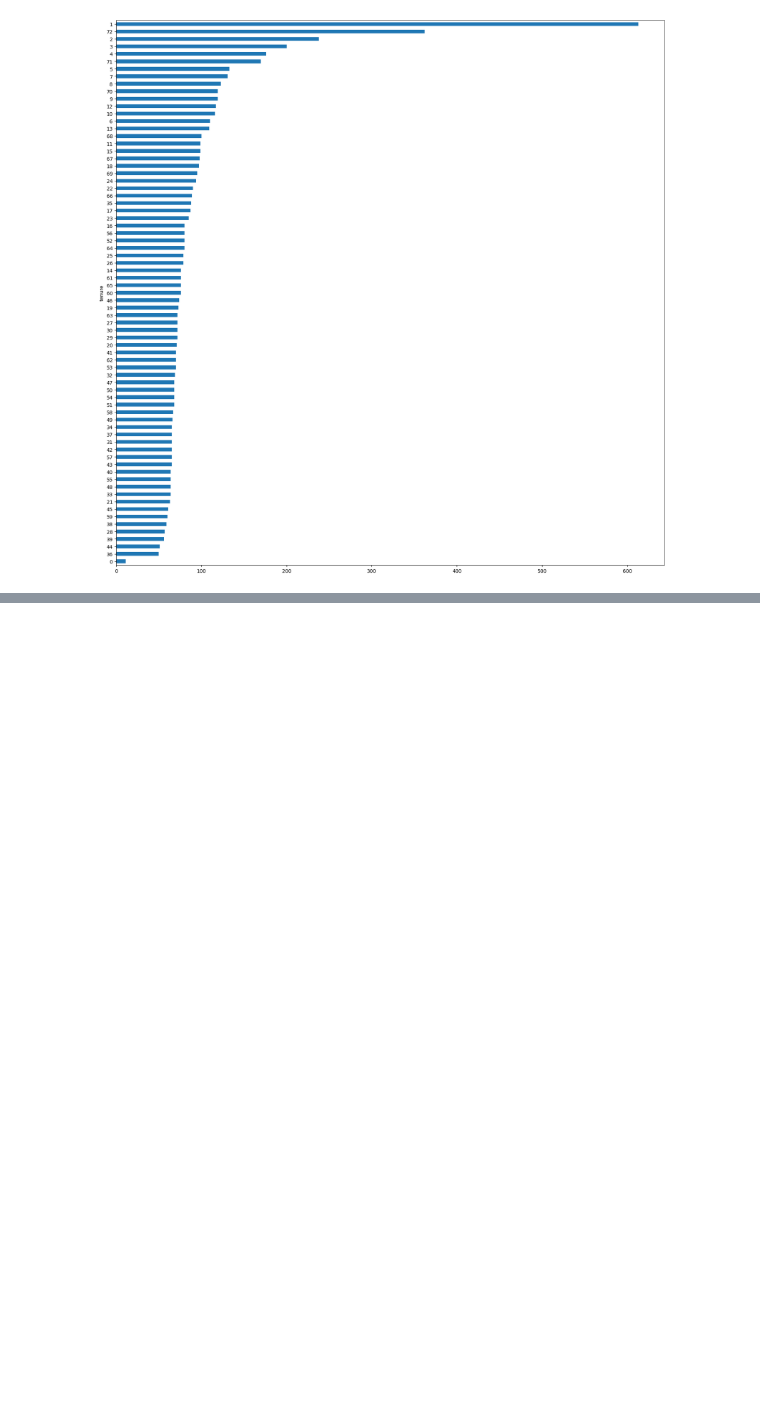
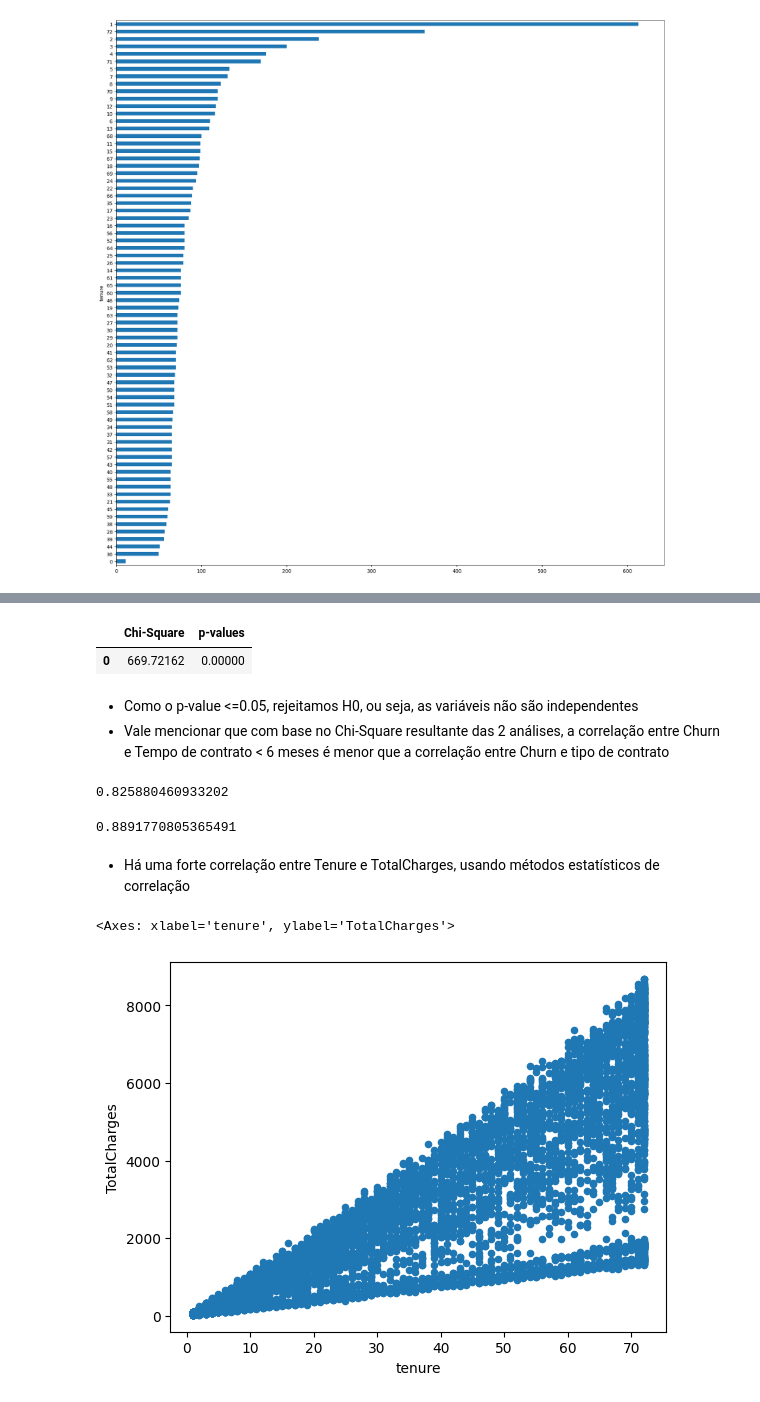
Before and after one commit to rcmonteiro/curso-ia-rocketseat, a Jupyter notebook: eda/eda_churn.ipynb, the cells around one changed output, grey strips where cells are left out. Drawn from its saved outputs; the diff is of its cells as text; code cells hidden in the pictures; blank space fills up the shorter version.

```diff
--- a/eda/eda_churn.ipynb
+++ b/eda/eda_churn.ipynb
@@ -613,0 +683,2 @@ df_churn.groupby(['tenure'])['tenure'].count().sort_values().plot.barh(figsize =
+# %%
+df_churn['TenureBelow6mo'] = np.where(df_churn['tenure'] < 6, 'Yes', 'No')
@@ -613,0 +699,16 @@ df_churn.groupby(['tenure'])['tenure'].count().sort_values().plot.barh(figsize =
+# %%
+# Calculate the scores and p-values
+# Tuple - immutable lists
+chi_scores_churn_tenure = chi2_contingency(df_crosstab_churn_tenure)
+scores_churn_tenure = pd.Series(chi_scores_churn_tenure[0])
+pvalues_churn_tenure = pd.Series(chi_scores_churn_tenure[1])
+
+# Create a DF
+df_chi_scores_churn_tenure = pd.DataFrame({'Chi-Square': scores_churn_tenure, 'p-values': pvalues_churn_tenure})
+df_chi_scores_churn_tenure
+# %% [output]
+|  | Chi-Square | p-values |
+| 0 | 669.72162 | 0.00000 |
+# %% [markdown]
+- Como o p-value <=0.05, rejeitamos H0, ou seja, as variáveis não são independentes
+- Vale mencionar que com base no Chi-Square resultante das 2 análises, a correlação entre Churn e Tempo de contrato  < 6 meses é menor que a correlação entre Churn e tipo de contrato
@@ -613,0 +719,18 @@ df_churn.groupby(['tenure'])['tenure'].count().sort_values().plot.barh(figsize =
+# %%
+# Using Pearson
+df_churn.tenure.corr(df_churn.TotalCharges, method='pearson')
+# %% [output]
+0.825880460933202
+# %%
+# Using Spearman
+df_churn.tenure.corr(df_churn.TotalCharges, method='spearman')
+# %% [output]
+0.8891770805365491
+# %% [markdown]
+- Há uma forte correlação entre Tenure e TotalCharges, usando métodos estatísticos de correlação
+# %%
+# Plot the correlation - Dispersion Graph
+df_churn.plot.scatter(x='tenure', y='TotalCharges')
+# %% [output]
+<Axes: xlabel='tenure', ylabel='TotalCharges'>
+[figure, added]
```
Also changed, not shown: parts of 23 cells of this notebook, 2 other files.
